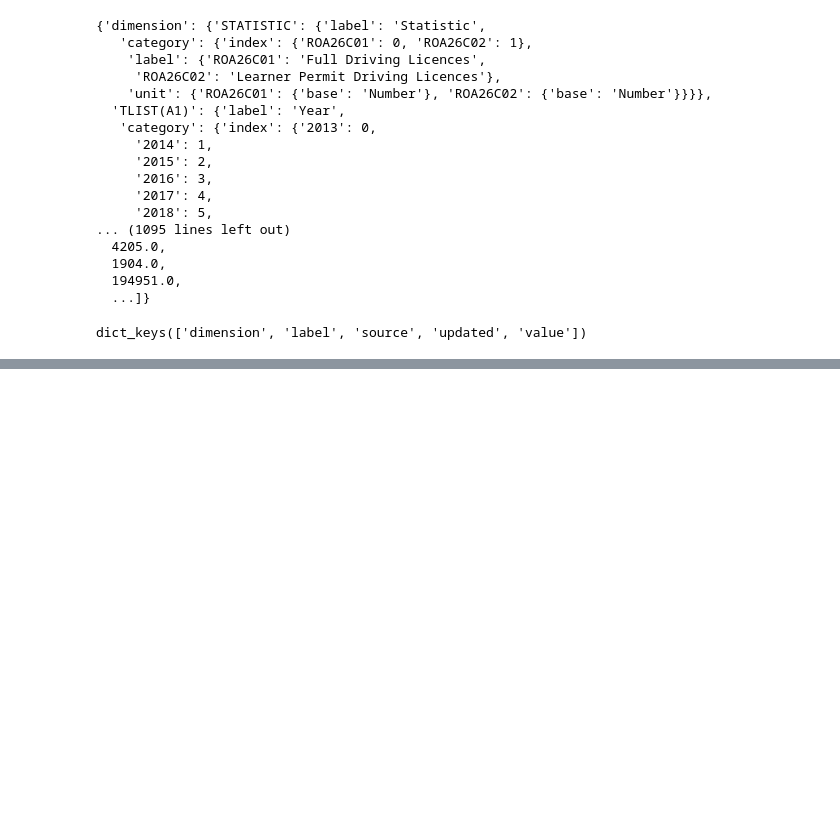
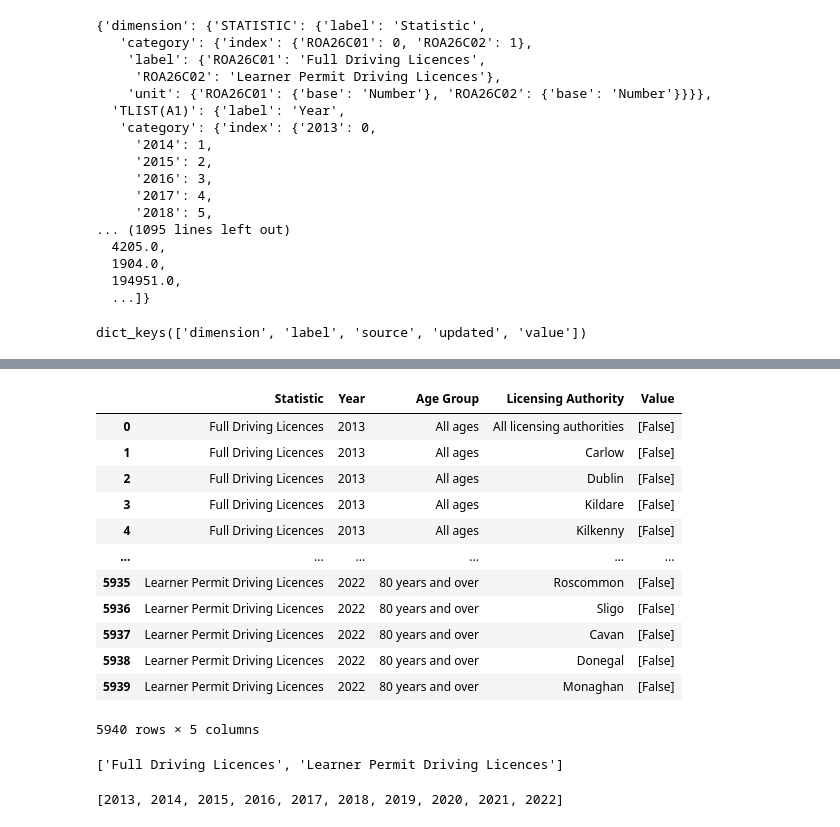
Before and after one commit to TunahanINCE/Current-Driving-Licences, a Jupyter notebook: Current_Driving_Licences.ipynb, the cells around one changed output, grey strips where cells are left out. Cells and saved outputs as stored; diff of their text form; code cells hidden in the pictures; blank space fills up the shorter version.

```diff
--- a/Current_Driving_Licences.ipynb
+++ b/Current_Driving_Licences.ipynb
@@ -161,0 +131,53 @@ data['dataset']['dimension']['TLIST(A1)']['category']
+# %%
+df = pd.DataFrame({
+    "STATISTIC" : data['dataset']['dimension']['STATISTIC']['label'],
+    "statistic label" : data['dataset']['dimension']['STATISTIC']['category']['label'],
+    "TLIST(A1)" : data['dataset']['dimension']['TLIST(A1)']['label'],
+    "Time" : data['dataset']['label'],
+    "bolum" : data['dataset']['dimension']['TLIST(A1)']['category']['label']
+})
+df
+# %%
+# Boyutlar ve etiketler
+dimensions = data['dataset']['dimension']
+values = data['dataset']['value']  # Değerlerin listesi
+
+# DataFrame sütunlarını oluşturmak için boyutlardan indeks ve etiketleri çıkar
+stats = dimensions['STATISTIC']['category']['label']
+years = dimensions['TLIST(A1)']['category']['label']
+age_groups = dimensions['C02076V03371']['category']['label']
+authorities = dimensions['C03424V04122']['category']['label']
+# %%
+# JSON verisini düz bir tabloya dönüştüren fonksiyon
+def process_json_data(data):
+    # Veri çerçevesini oluşturacak verileri toplayacak listeler
+    stats_list, years_list, age_groups_list, authorities_list, values_list = [], [], [], [], []
+
+    # JSON-stat değerlerinin çok boyutlu dizilimini düzleştirmek için her bir boyut boyunca döngü
+    for stat_code, stat_label in stats.items():
+        for year in years:
+            for age_code, age_label in age_groups.items():
+                for auth_code, auth_label in authorities.items():
+                    # Her kombinasyon için değeri bul (Örneğin: values[stat_code][year][age_code][auth_code])
+                    # Bu kısım, 'values' diziliminin yapısına bağlı olarak değişebilir ve uygun indeksleme gerektirebilir
+                    value = [(stat_label==stats.values()) & (year==years) & (age_label==age_groups.items()) & (auth_label==authorities.items())]
+                    # Değerleri listelere ekle
+                    stats_list.append(stat_label)
+                    years_list.append(year)
+                    age_groups_list.append(age_label)
+                    authorities_list.append(auth_label)
+                    values_list.append(value)
+    # DataFrame oluştur
+    df = pd.DataFrame({
+        'Statistic': stats_list,
+        'Year': years_list,
+        'Age Group': age_groups_list,
+        'Licensing Authority': authorities_list,
+        'Value': values_list
+    })
+
+    return df
+# Fonksiyonu çağırarak verileri işle ve DataFrame oluştur
+df = process_json_data(data)
+df
+# %% [output]
@@ -161,0 +201,13 @@ data['dataset']['dimension']['TLIST(A1)']['category']
+|  | Statistic | Year | Age Group | Licensing Authority | Value |
+| 0 | Full Driving Licences | 2013 | All ages | All licensing authorities | [False] |
+| 1 | Full Driving Licences | 2013 | All ages | Carlow | [False] |
+| 2 | Full Driving Licences | 2013 | All ages | Dublin | [False] |
+| 3 | Full Driving Licences | 2013 | All ages | Kildare | [False] |
+| 4 | Full Driving Licences | 2013 | All ages | Kilkenny | [False] |
+| ... | ... | ... | ... | ... | ... |
+| 5935 | Learner Permit Driving Licences | 2022 | 80 years and over | Roscommon | [False] |
+| 5936 | Learner Permit Driving Licences | 2022 | 80 years and over | Sligo | [False] |
+| 5937 | Learner Permit Driving Licences | 2022 | 80 years and over | Cavan | [False] |
+| 5938 | Learner Permit Driving Licences | 2022 | 80 years and over | Donegal | [False] |
+| 5939 | Learner Permit Driving Licences | 2022 | 80 years and over | Monaghan | [False] |
+5940 rows × 5 columns
@@ -161,0 +224,10 @@ data['dataset']['dimension']['TLIST(A1)']['category']
+# %%
+stats
+# %% [output]
+['Full Driving Licences', 'Learner Permit Driving Licences']
+# %%
+# Converting each string in the list to an integer
+int_years = [int(year) for year in years]
+int_years
+# %% [output]
+[2013, 2014, 2015, 2016, 2017, 2018, 2019, 2020, 2021, 2022]
```
Also changed, not shown: parts of 22 cells of this notebook.
